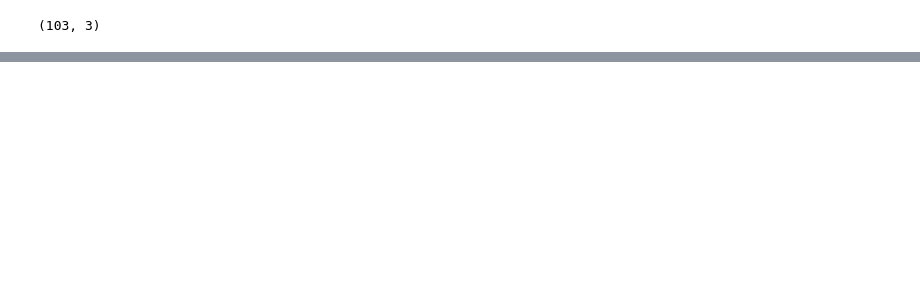
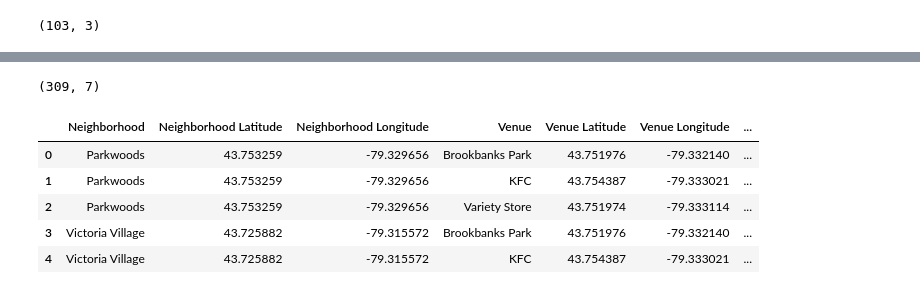
Before and after one commit to JavierGurevich/Coursera_Capstone, a Jupyter notebook: Applied Data Science Capstone.ipynb, the cells around one changed output, grey strips where cells are left out. Drawn from its saved outputs; the diff is of its cells as text; code cells hidden in the pictures; blank space fills up the shorter version.

```diff
--- a/Applied Data Science Capstone.ipynb
+++ b/Applied Data Science Capstone.ipynb
@@ -157,0 +302,8 @@ df2.shape
+# %%
+#Get the neighborhood's latitude and longitude values
+neighborhood_latitude=base.loc[0,'Latitude']
+neighborhood_longitude=base.loc[0,'Longitude']
+
+neighborhood_name=base.loc[0,'Neighborhood']
+
+print('Latitude and longitude values of {} are {},{}.'.format(neighborhood_name,neighborhood_latitude,neighborhood_longitude))
@@ -157,0 +312,13 @@ df2.shape
+# %%
+
+LIMIT=100
+radius=500
+url_f= 'https://api.foursquare.com/v2/venues/explore?&client_id={}&client_secret={}&v={}&ll={},{}&radius={}&limit={}'.format(
+    CLIENT_ID,
+    CLIENT_SECRET,
+    VERSION,
+    neighborhood_latitude,
+    neighborhood_longitude,
+    radius,
+    LIMIT)
+url_f
@@ -157,0 +327,4 @@ df2.shape
+# %%
+#Send the GET request and examine the reuslts
+results=requests.get(url_f).json()
+results
@@ -157,0 +398,4 @@ df2.shape
+# %%
+toronto_venues=getNearbyVenues(names=base['Neighborhood'],
+                              latitudes=base['Latitude'],
+                              longitudes=base['Longitude'])
@@ -157,0 +420,12 @@ df2.shape
+# %%
+#Let's check the resulting dataframe
+print(toronto_venues.shape)
+toronto_venues.head()
+# %% [output]
+(309, 7)
+|  | Neighborhood | Neighborhood Latitude | Neighborhood Longitude | Venue | Venue Latitude | Venue Longitude | ... |
+| 0 | Parkwoods | 43.753259 | -79.329656 | Brookbanks Park | 43.751976 | -79.332140 | ... |
+| 1 | Parkwoods | 43.753259 | -79.329656 | KFC | 43.754387 | -79.333021 | ... |
+| 2 | Parkwoods | 43.753259 | -79.329656 | Variety Store | 43.751974 | -79.333114 | ... |
+| 3 | Victoria Village | 43.725882 | -79.315572 | Brookbanks Park | 43.751976 | -79.332140 | ... |
+| 4 | Victoria Village | 43.725882 | -79.315572 | KFC | 43.754387 | -79.333021 | ... |
```
Also changed, not shown: parts of 47 cells of this notebook.
